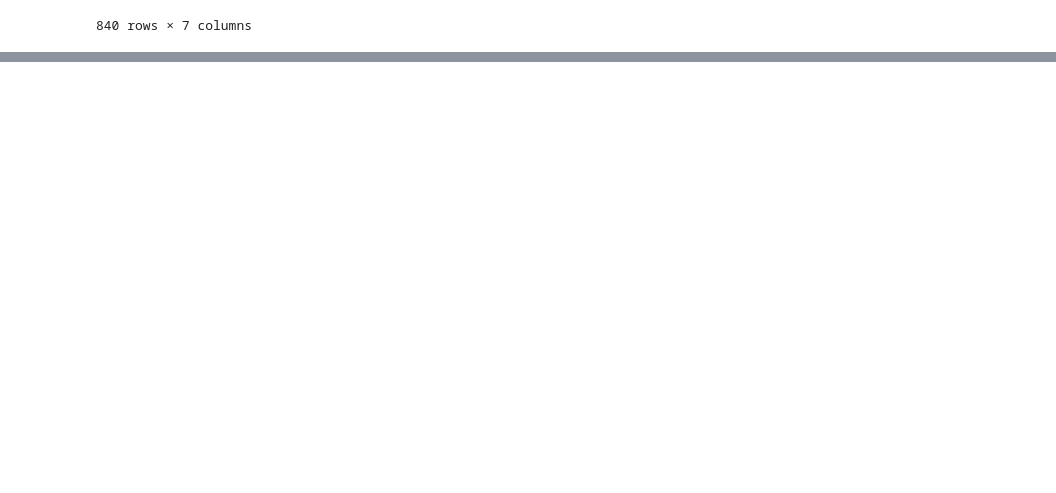
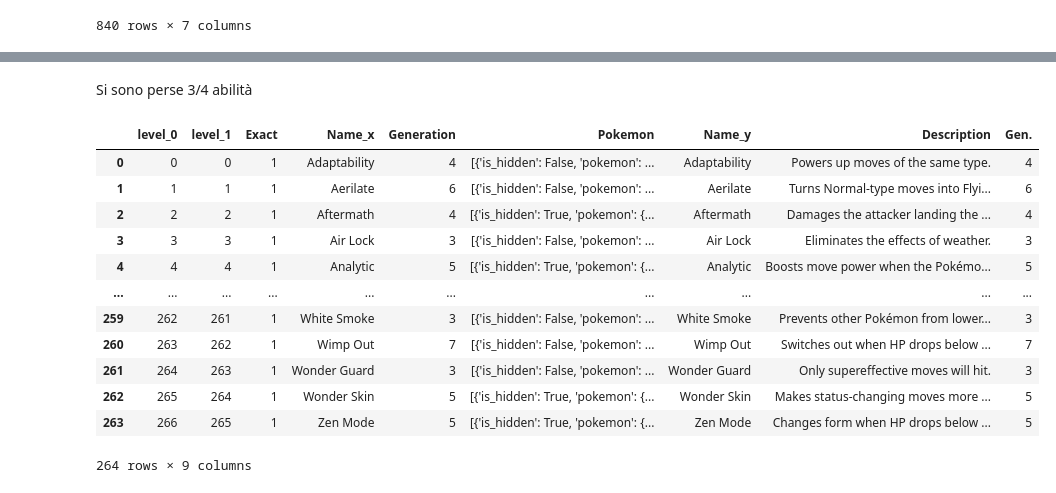
Before and after one commit to giocoal/competitive-pokemon-graph-database, a Jupyter notebook: Integrazione.ipynb, the cells around one changed output, grey strips where cells are left out. Cells and saved outputs as stored; diff of their text form; code cells hidden in the pictures; blank space fills up the shorter version.

Commit message:
fine integrazione e dataset

```diff
--- a/Integrazione.ipynb
+++ b/Integrazione.ipynb
@@ -771,0 +839,4 @@ item_total.rename(columns={"Name": "Name", "Effect_x": "Effect_API", "Effect_y":
+# %%
+#Inizializzo l'indexer per l'integrazione e il matching
+indexer = rl.Index()
+indexer.full()
@@ -771,0 +846,3 @@ item_total.rename(columns={"Name": "Name", "Effect_x": "Effect_API", "Effect_y":
+# %%
+candidates = indexer.index(ability_api, ability_scrap)
+print(len(candidates))
@@ -771,0 +851,6 @@ item_total.rename(columns={"Name": "Name", "Effect_x": "Effect_API", "Effect_y":
+# %%
+#Voglio tenere tutti i match esatti fra gli strumenti, ma tengo anche quelli molto simili
+compare = rl.Compare()
+compare.exact('Name', 'Name', label='Exact')
+
+features = compare.compute(candidates, ability_api, ability_scrap)
@@ -771,0 +863,3 @@ item_total.rename(columns={"Name": "Name", "Effect_x": "Effect_API", "Effect_y":
+# %%
+potential_matches = features[features.sum(axis=1) > 0].reset_index()
+potential_matches.head()
@@ -771,0 +873,24 @@ item_total.rename(columns={"Name": "Name", "Effect_x": "Effect_API", "Effect_y":
+# %% [markdown]
+Si sono perse 3/4 abilità
+# %%
+#Aggiungo le informazioni da API (la colonna riferita a API è level_0)
+abilities_complete = pd.merge(potential_matches, ability_api, left_on="level_0", right_index=True)
+
+#Aggiungo le informazioni da scraping (la colonna riferita a scraping è level_1)
+abilities_complete = pd.merge(abilities_complete, ability_scrap, left_on="level_1", right_index=True)
+
+abilities_complete
+# %% [output]
+|  | level_0 | level_1 | Exact | Name_x | Generation | Pokemon | Name_y | Description | Gen. |
+| 0 | 0 | 0 | 1 | Adaptability | 4 | [{'is_hidden': False, 'pokemon': ... | Adaptability | Powers up moves of the same type. | 4 |
+| 1 | 1 | 1 | 1 | Aerilate | 6 | [{'is_hidden': False, 'pokemon': ... | Aerilate | Turns Normal-type moves into Flyi... | 6 |
+| 2 | 2 | 2 | 1 | Aftermath | 4 | [{'is_hidden': True, 'pokemon': {... | Aftermath | Damages the attacker landing the ... | 4 |
+| 3 | 3 | 3 | 1 | Air Lock | 3 | [{'is_hidden': False, 'pokemon': ... | Air Lock | Eliminates the effects of weather. | 3 |
+| 4 | 4 | 4 | 1 | Analytic | 5 | [{'is_hidden': True, 'pokemon': {... | Analytic | Boosts move power when the Pokémo... | 5 |
+| ... | ... | ... | ... | ... | ... | ... | ... | ... | ... |
+| 259 | 262 | 261 | 1 | White Smoke | 3 | [{'is_hidden': False, 'pokemon': ... | White Smoke | Prevents other Pokémon from lower... | 3 |
+| 260 | 263 | 262 | 1 | Wimp Out | 7 | [{'is_hidden': False, 'pokemon': ... | Wimp Out | Switches out when HP drops below ... | 7 |
+| 261 | 264 | 263 | 1 | Wonder Guard | 3 | [{'is_hidden': False, 'pokemon': ... | Wonder Guard | Only supereffective moves will hit. | 3 |
+| 262 | 265 | 264 | 1 | Wonder Skin | 5 | [{'is_hidden': True, 'pokemon': {... | Wonder Skin | Makes status-changing moves more ... | 5 |
+| 263 | 266 | 265 | 1 | Zen Mode | 5 | [{'is_hidden': True, 'pokemon': {... | Zen Mode | Changes form when HP drops below ... | 5 |
+264 rows × 9 columns
```
Also changed, not shown: parts of 32 cells of this notebook, 8 other files.
